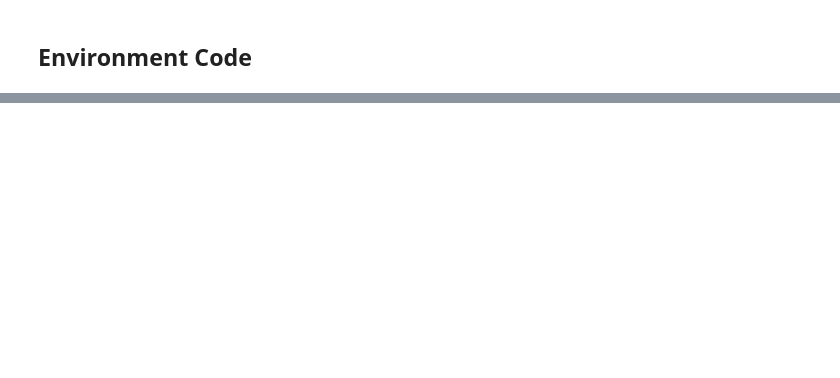
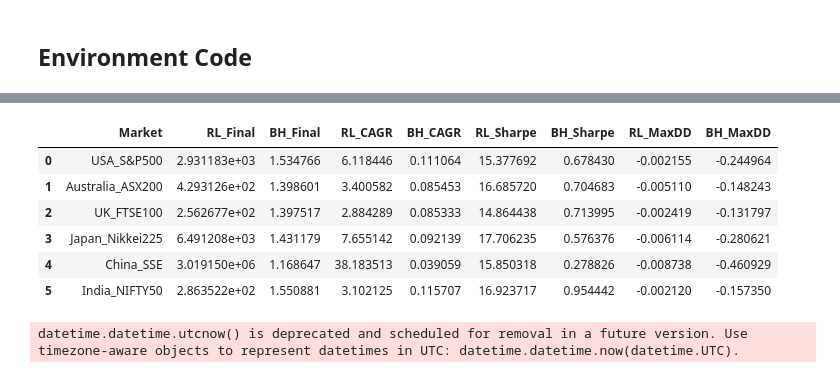
Before and after one commit to srijabiswas-01/reinforcement-learning-trading-bot, a Jupyter notebook: stock-ananlysis.ipynb, the cells around one changed output, grey strips where cells are left out. Cells and saved outputs as stored; diff of their text form; code cells hidden in the pictures; blank space fills up the shorter version.

```diff
--- a/stock-ananlysis.ipynb
+++ b/stock-ananlysis.ipynb
@@ -259,3 +152,10 @@ for market, df in market_data.items():
+# %%
+train_data, test_data = {}, {}
+split_date = "2022-01-01"
+
+for market, df in clean_market_data.items():
+    train_data[market] = df[df["Date"] < split_date].reset_index(drop=True)
+    test_data[market]  = df[df["Date"] >= split_date].reset_index(drop=True)
 # %% [markdown]
 ### **EXPLORATORY DATA ANALYSIS (EDA)**
 # %% [markdown]
@@ -700,0 +680,54 @@ datetime.datetime.utcnow() is deprecated and scheduled for removal in a future v
+# %%
+def cagr(returns):
+    cum = (1 + returns).cumprod()
+    years = len(returns) / 252
+    return cum.iloc[-1] ** (1 / years) - 1
+
+def max_dd(returns):
+    cum = (1 + returns).cumprod()
+    peak = cum.cummax()
+    return ((cum - peak) / peak).min()
+
+def sharpe(returns):
+    return np.sqrt(252) * returns.mean() / returns.std()
+# %%
+results = []
+
+for market in test_data.keys():
+    env_test = TradingEnv(test_data[market])
+    obs, _ = env_test.reset()
+
+    curve = []
+    done = False
+
+    while not done:
+        action, _ = model.predict(obs, deterministic=True)
+        obs, reward, done, _, info = env_test.step(action)
+        curve.append(info["portfolio_value"])
+
+    rl_returns = pd.Series(curve).pct_change().dropna()
+    bh_returns = test_data[market]["Return"].iloc[:len(rl_returns)]
+
+    results.append({
+        "Market": market,
+        "RL_Final": curve[-1],
+        "BH_Final": (1 + bh_returns).cumprod().iloc[-1],
+        "RL_CAGR": cagr(rl_returns),
+        "BH_CAGR": cagr(bh_returns),
+        "RL_Sharpe": sharpe(rl_returns),
+        "BH_Sharpe": sharpe(bh_returns),
+        "RL_MaxDD": max_dd(rl_returns),
+        "BH_MaxDD": max_dd(bh_returns)
+    })
+
+results_df = pd.DataFrame(results)
+results_df
+# %% [output]
+|  | Market | RL_Final | BH_Final | RL_CAGR | BH_CAGR | RL_Sharpe | BH_Sharpe | RL_MaxDD | BH_MaxDD |
+| 0 | USA_S&P500 | 2.931183e+03 | 1.534766 | 6.118446 | 0.111064 | 15.377692 | 0.678430 | -0.002155 | -0.244964 |
+| 1 | Australia_ASX200 | 4.293126e+02 | 1.398601 | 3.400582 | 0.085453 | 16.685720 | 0.704683 | -0.005110 | -0.148243 |
+| 2 | UK_FTSE100 | 2.562677e+02 | 1.397517 | 2.884289 | 0.085333 | 14.864438 | 0.713995 | -0.002419 | -0.131797 |
+| 3 | Japan_Nikkei225 | 6.491208e+03 | 1.431179 | 7.655142 | 0.092139 | 17.706235 | 0.576376 | -0.006114 | -0.280621 |
+| 4 | China_SSE | 3.019150e+06 | 1.168647 | 38.183513 | 0.039059 | 15.850318 | 0.278826 | -0.008738 | -0.460929 |
+| 5 | India_NIFTY50 | 2.863522e+02 | 1.550881 | 3.102125 | 0.115707 | 16.923717 | 0.954442 | -0.002120 | -0.157350 |
+datetime.datetime.utcnow() is deprecated and scheduled for removal in a future version. Use timezone-aware objects to represent datetimes in UTC: datetime.datetime.now(datetime.UTC).
```
Also changed, not shown: parts of 26 cells of this notebook.
